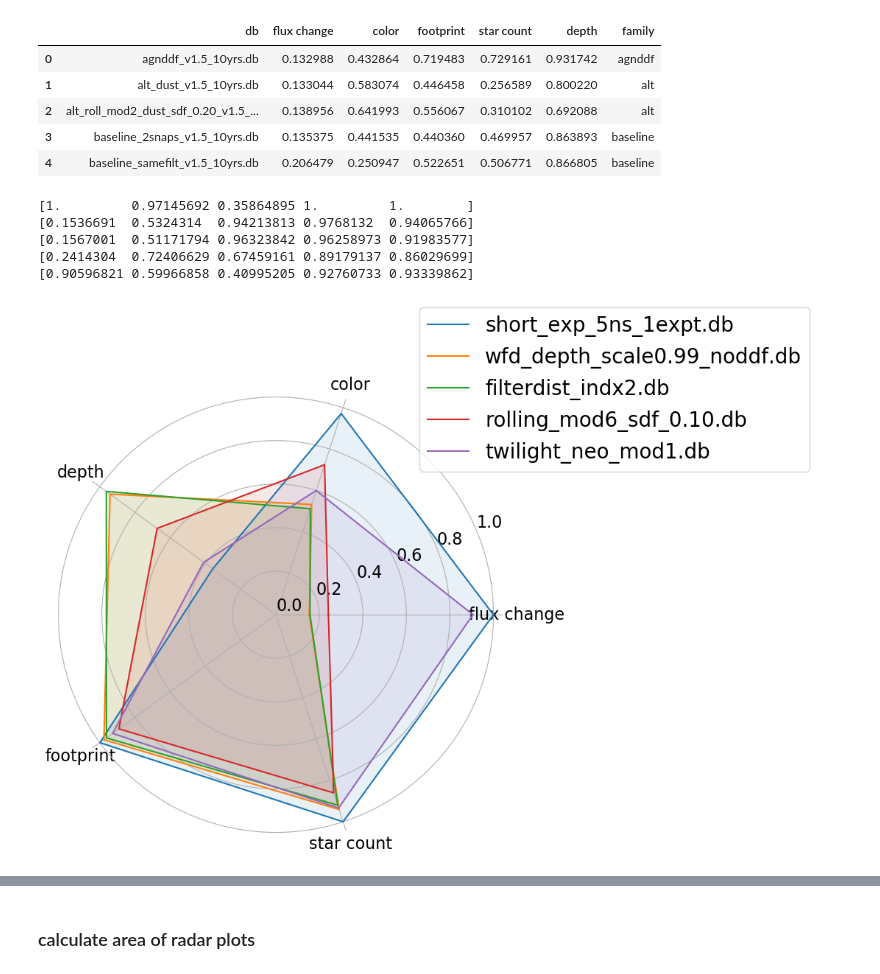
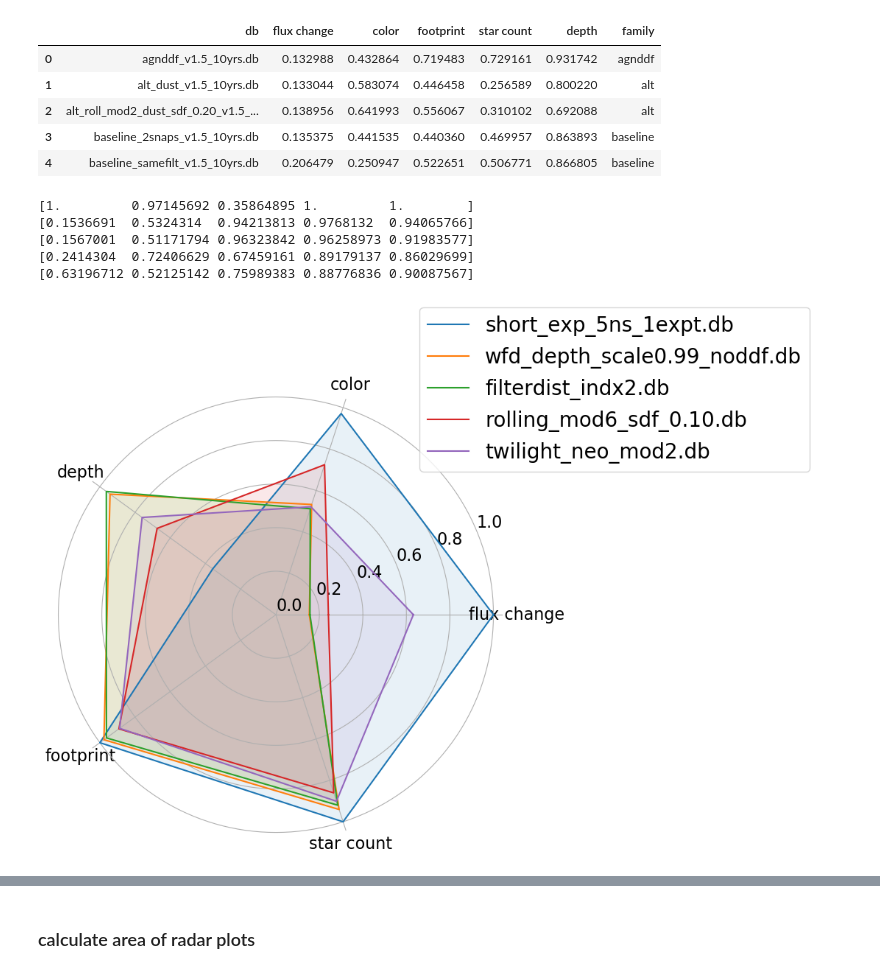
Before and after one commit to fedhere/LSSTunknowns, a Jupyter notebook: tdAdnom/plot_radar_parallel.ipynb, the cells around one changed output, grey strips where cells are left out. Saved outputs shown, nothing was run; the diff lists cells and outputs as text; code cells hidden in the pictures.

```diff
--- a/tdAdnom/plot_radar_parallel.ipynb
+++ b/tdAdnom/plot_radar_parallel.ipynb
@@ -281,37 +281,37 @@ dbnames = [ #'baseline_v1.5_10yrs', 'footprint_big_skyv1.5_10yrs',
            #'bulges_bs_v1.5_10yrs',
            'filterdist_indx2_v1.5_10yrs.db',
            'rolling_mod6_sdf_0.10_v1.5_10yrs.db',
-           'twilight_neo_mod1_v1.5_10yrs.db',
+           'twilight_neo_mod2_v1.5_10yrs.db',
            #'footprint_big_sky_nouiyv1.5_10yrs'
           ]
 
 #FoMvars = ['FoM_tgaps_same', 'FoM_tgaps_diff', 'FoM_depth', 'FoM_EG', 'FoM_Gal', ]
 
 FoMvars = ['flux change', 'color', 'depth', 'footprint', 'star count', ]
 
 
 fig, ax = plt.subplots(1,1,figsize=(8,8), subplot_kw={'projection': 'polar'} )
 
 for dbname in dbnames:
     r = df_radar[ df_radar.db==dbname ][FoMvars].values.flatten()
     print(r)
     label = dbname.replace("_v1.5_10yrs", "").replace("v1.5_10yrs", "")
     ax = plot_radar(r=r, label=label, fill=True, ax=ax)
 
 #FoMvarsnames = ['flux change', 'color', 'depth', 'footprint', 'star count', ]
 ax.set_xticklabels(FoMvars, );
 ax.set_yticks([0, .2, .4, .6, .8, 1])
 #ax.set_rlabel_position(0)
 plt.legend(loc='upper right', bbox_to_anchor=(1.7, 1.2))
 
 plt.savefig("figures/radar_wfd.pdf", bbox_inches='tight')
 # %% [output]
 [1.         0.97145692 0.35864895 1.         1.        ]
 [0.1536691  0.5324314  0.94213813 0.9768132  0.94065766]
 [0.1567001  0.51171794 0.96323842 0.96258973 0.91983577]
 [0.2414304  0.72406629 0.67459161 0.89179137 0.86029699]
-[0.90596821 0.59966858 0.40995205 0.92760733 0.93339862]
+[0.63196712 0.52125142 0.75989383 0.88776836 0.90087567]
-[figure, old version]
+[figure, new version]
 # %%
 df_radar = pd.read_csv("./data/df_radar_log_v1.5_ALL.csv")
 # %%
```
Also changed, not shown: parts of 1 cell of this notebook, 5 other files.
